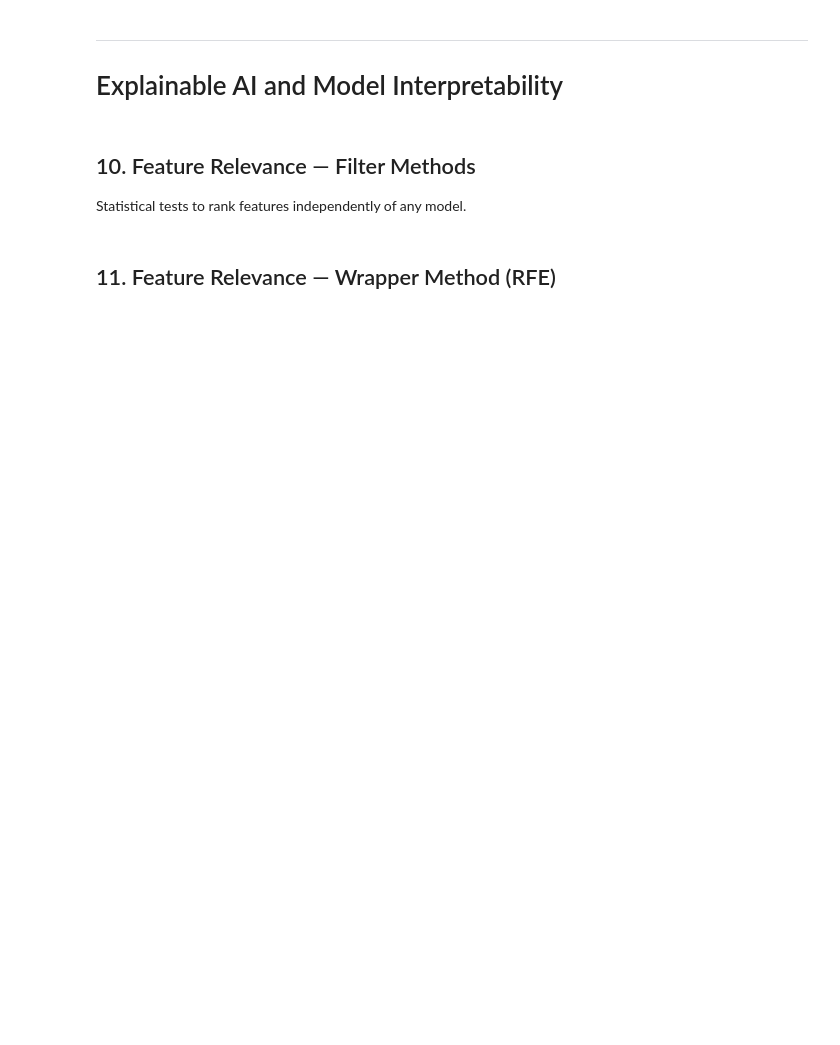
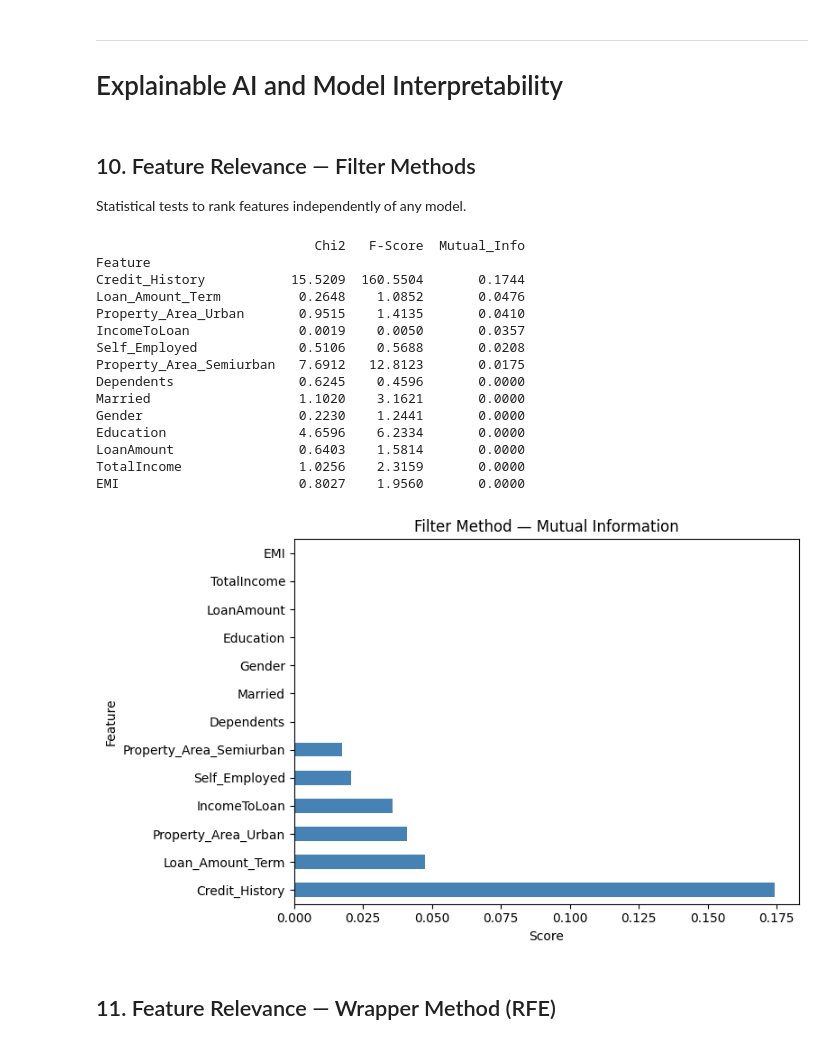
Before and after one commit to nahom-zenebe/icog-Explainable-AI-and-Model-Interpretability, a Jupyter notebook: main.ipynb, the cells around one changed output. Saved outputs shown, nothing was run; the diff lists cells and outputs as text; code cells hidden in the pictures; blank space fills up the shorter version.

```diff
--- a/main.ipynb
+++ b/main.ipynb
@@ -51,9 +89,9 @@ df.drop(columns=['Loan_ID'], inplace=True)
 
 cat_fill = ['Gender', 'Married', 'Dependents', 'Self_Employed', 'Credit_History', 'Loan_Amount_Term']
 for col in cat_fill:
-    df[col].fillna(df[col].mode()[0], inplace=True)
+    df[col] = df[col].fillna(df[col].mode()[0])
 
-df['LoanAmount'].fillna(df['LoanAmount'].median(), inplace=True)
+df['LoanAmount'] = df['LoanAmount'].fillna(df['LoanAmount'].median())
 df = df.dropna(subset=['Loan_Status'])
 
 print('Missing values after handling:\n', df.isnull().sum())
@@ -142,27 +271,44 @@ Statistical tests to rank features independently of any model.
 # %%
 from sklearn.feature_selection import chi2, f_classif, mutual_info_classif
 
-# Shift features to be non-negative for chi2
-X_pos = X_train - X_train.min()
+
+X_pos = X_train.astype(float) - X_train.astype(float).min()
 
 chi2_scores, _ = chi2(X_pos, y_train)
 f_scores, _    = f_classif(X_train, y_train)
 mi_scores      = mutual_info_classif(X_train, y_train, random_state=42)
 
 filter_df = pd.DataFrame({
     'Feature'  : X_train.columns,
     'Chi2'     : chi2_scores,
     'F-Score'  : f_scores,
     'Mutual_Info': mi_scores
 }).set_index('Feature').sort_values('Mutual_Info', ascending=False)
 
 print(filter_df.round(4))
 
 filter_df['Mutual_Info'].plot(kind='barh', figsize=(8, 5), color='steelblue')
 plt.title('Filter Method — Mutual Information')
 plt.xlabel('Score')
 plt.tight_layout()
 plt.show()
+# %% [output]
+                            Chi2   F-Score  Mutual_Info
+Feature
+Credit_History           15.5209  160.5504       0.1744
+Loan_Amount_Term          0.2648    1.0852       0.0476
+Property_Area_Urban       0.9515    1.4135       0.0410
+IncomeToLoan              0.0019    0.0050       0.0357
+Self_Employed             0.5106    0.5688       0.0208
+Property_Area_Semiurban   7.6912   12.8123       0.0175
+Dependents                0.6245    0.4596       0.0000
+Married                   1.1020    3.1621       0.0000
+Gender                    0.2230    1.2441       0.0000
+Education                 4.6596    6.2334       0.0000
+LoanAmount                0.6403    1.5814       0.0000
+TotalIncome               1.0256    2.3159       0.0000
+EMI                       0.8027    1.9560       0.0000
+[figure, added]
 # %% [markdown]
 ## 11. Feature Relevance — Wrapper Method (RFE)
 # %%
```
Also changed, not shown: parts of 21 cells of this notebook.
